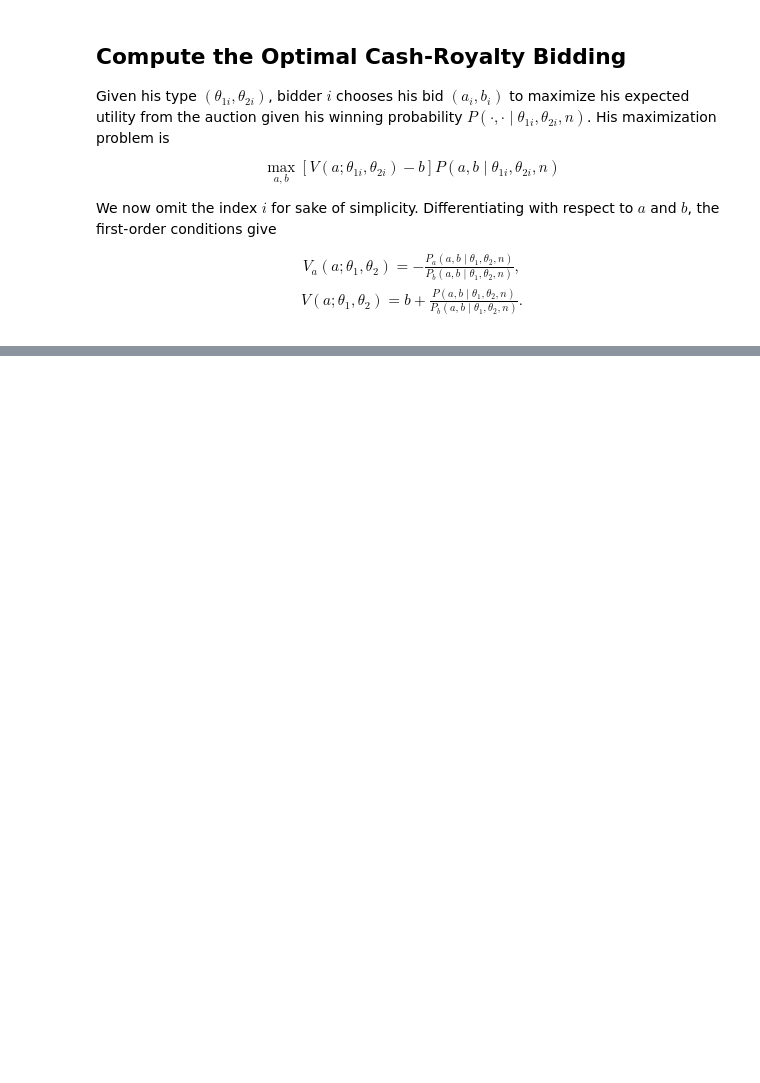
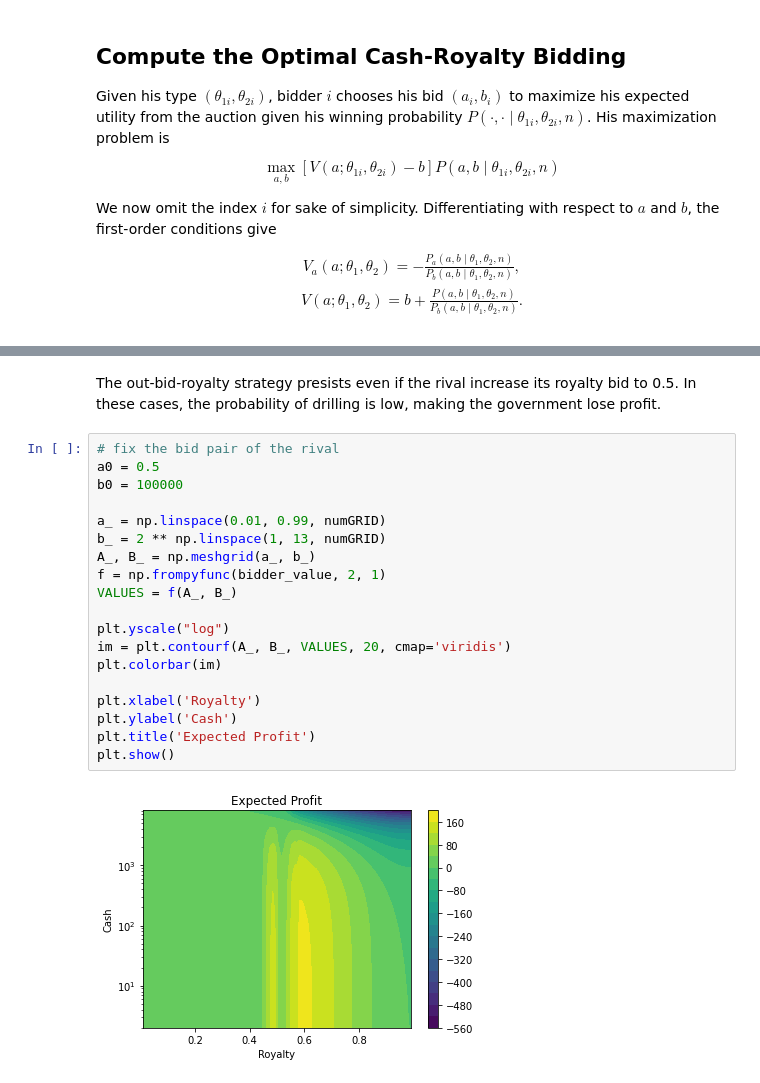
Before and after one commit to KaiKevinLiao/replication-kong2022, a Jupyter notebook: main.ipynb, the cells around one changed output, grey strips where cells are left out. Cells and saved outputs as stored; diff of their text form; blank space fills up the shorter version.

```diff
--- a/main.ipynb
+++ b/main.ipynb
@@ -414,0 +442,23 @@ np.vstack((a_qt, b_qt)).T.shape
+# %% [markdown]
+The out-bid-royalty strategy presists even if the rival increase its royalty bid to 0.5. In these cases, the probability of drilling is low, making the government lose profit.
+# %%
+# fix the bid pair of the rival
+a0 = 0.5
+b0 = 100000
+
+a_ = np.linspace(0.01, 0.99, numGRID)
+b_ = 2 ** np.linspace(1, 13, numGRID)
+A_, B_ = np.meshgrid(a_, b_)
+f = np.frompyfunc(bidder_value, 2, 1)
+VALUES = f(A_, B_)
+
+plt.yscale("log")
+im = plt.contourf(A_, B_, VALUES, 20, cmap='viridis')
+plt.colorbar(im)
+
+plt.xlabel('Royalty')
+plt.ylabel('Cash')
+plt.title('Expected Profit')
+plt.show()
+# %% [output]
+[figure, added]
```
Also changed, not shown: parts of 18 cells of this notebook, 1 other file.
